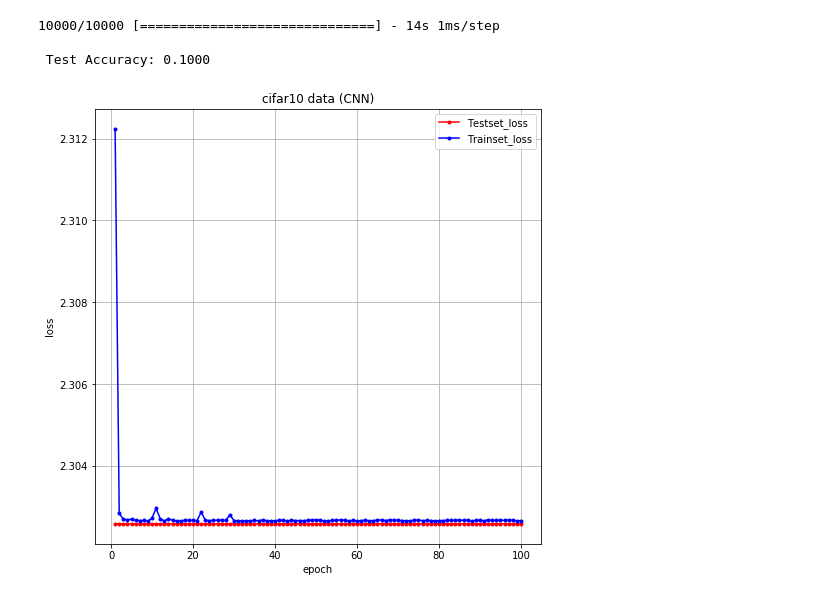
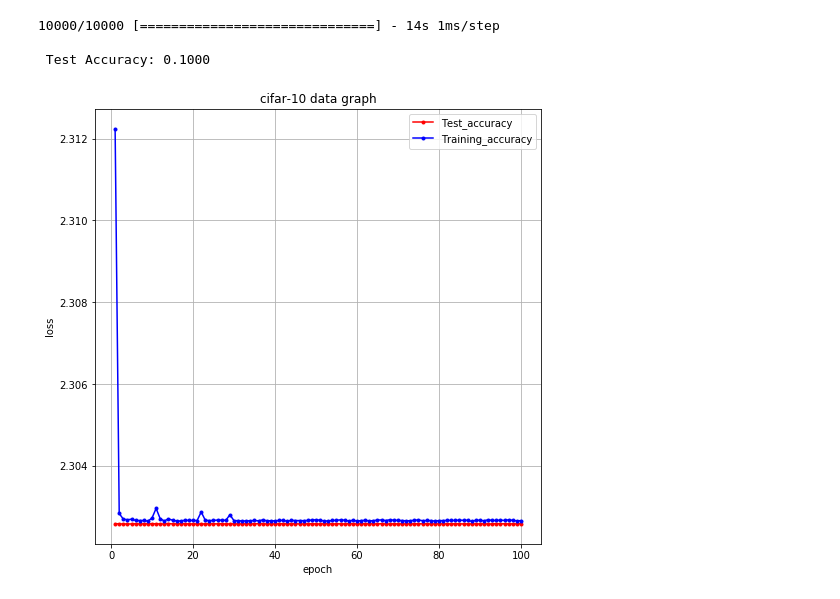
Before and after one commit to rkdwko/Deep-Learning, a Jupyter notebook: 00_mini_project/01_cifar-10.ipynb, the cells around one changed output. Cells and saved outputs as stored; diff of their text form; code cells hidden in the pictures.

```diff
--- a/00_mini_project/01_cifar-10.ipynb
+++ b/00_mini_project/01_cifar-10.ipynb
@@ -206,19 +205,19 @@ print("\n Test Accuracy: %.4f" % (model.evaluate(X_test, Y_test)[1]))
 # %%
 # 그래프
 import matplotlib.pyplot as plt
 %matplotlib inline
-y_vloss = history.history['val_loss'] # 검증셋으로 측정한 오차
-y_loss = history.history['loss'] # 학습셋의 오차
+y_vloss = history.history['val_loss']
+y_loss = history.history['loss']
 x_len = np.arange(1,len(y_loss)+1)
 
 plt.figure(figsize=(8,8))
-plt.plot(x_len, y_vloss, marker='.', c='red', label='Testset_loss')
-plt.plot(x_len, y_loss, marker='.', c='blue', label='Trainset_loss')
+plt.plot(x_len, y_vloss, marker='.', c='red', label='Test_accuracy')
+plt.plot(x_len, y_loss, marker='.', c='blue', label='Training_accuracy')
 plt.legend(loc='best')
 plt.grid()
 plt.xlabel('epoch')
 plt.ylabel('loss')
-plt.title('cifar10 data (CNN)')
+plt.title('cifar-10 data graph')
 plt.show()
 # %% [output]
-[figure, old version]
+[figure, new version]
```
Also changed, not shown: parts of 2 cells of this notebook, 10 other files.
